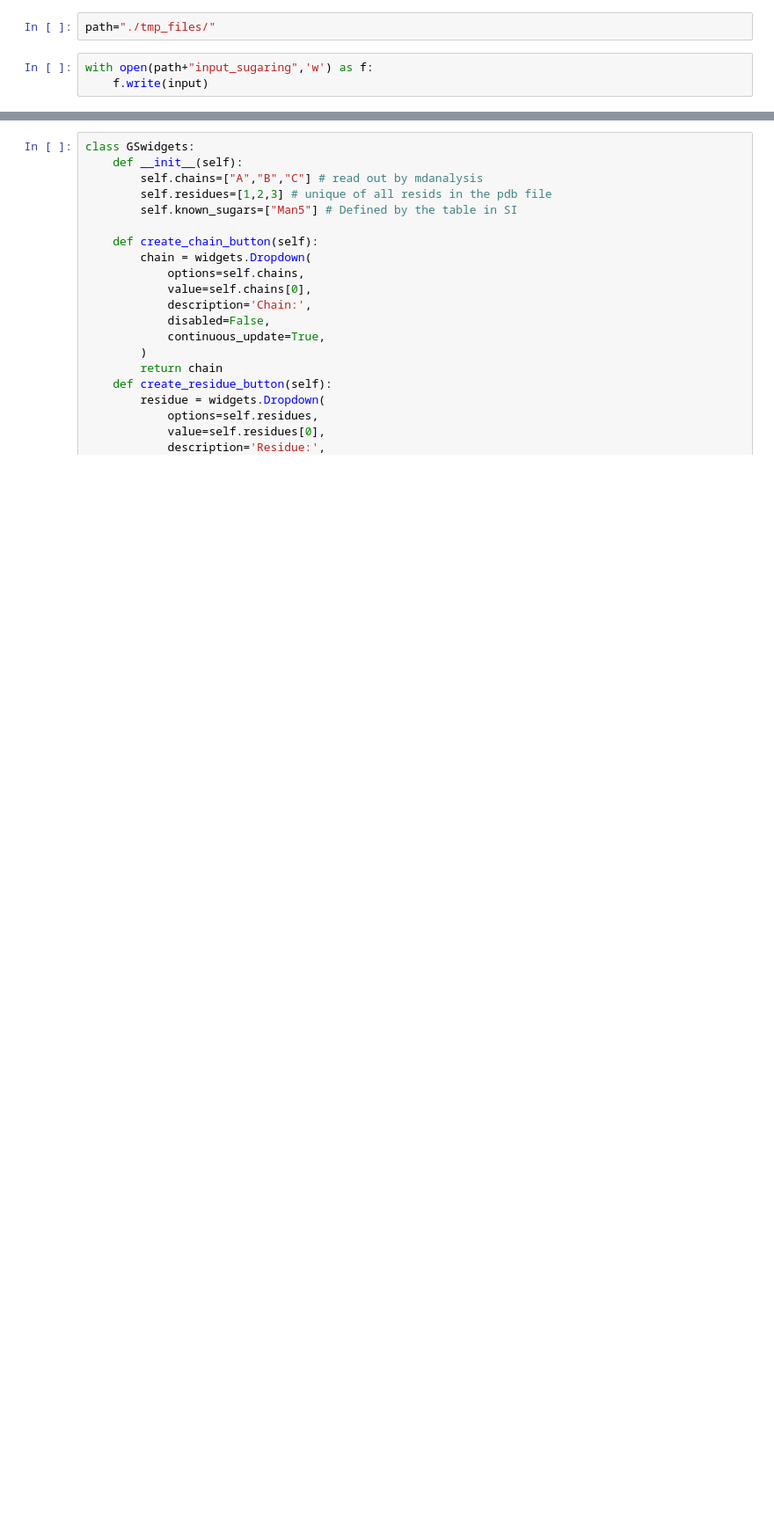
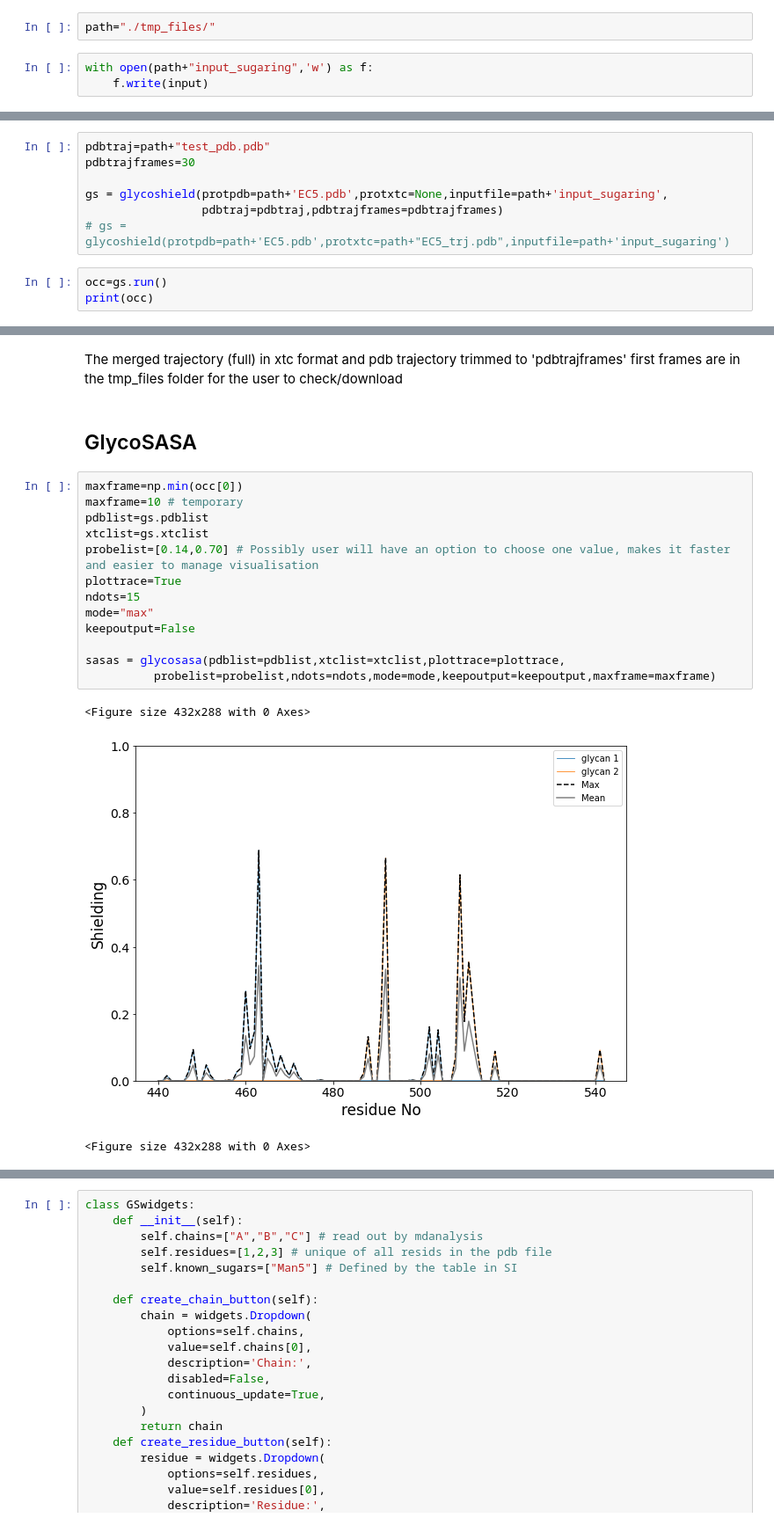
Before and after one commit to GlycoSHIELD-MD/GlycoSHIELD-MD, a Jupyter notebook: TutorialWebApp.ipynb, the cells around one changed output, grey strips where cells are left out. Shown: that part at 88% size. Drawn from its saved outputs; the diff is of its cells as text; blank space fills up the shorter version.

Commit message:
finished porting to Jupyter and visualisation of SASA

```diff
--- a/TutorialWebApp.ipynb
+++ b/TutorialWebApp.ipynb
@@ -55,0 +56,10 @@ gs.run()
+# %%
+pdbtraj=path+"test_pdb.pdb"
+pdbtrajframes=30
+
+gs = glycoshield(protpdb=path+'EC5.pdb',protxtc=None,inputfile=path+'input_sugaring',
+                 pdbtraj=pdbtraj,pdbtrajframes=pdbtrajframes)
+# gs = glycoshield(protpdb=path+'EC5.pdb',protxtc=path+"EC5_trj.pdb",inputfile=path+'input_sugaring')
+# %%
+occ=gs.run()
+print(occ)
@@ -55,0 +85,21 @@ gs.run()
+# %% [markdown]
+The merged trajectory (full) in xtc format and pdb trajectory trimmed to 'pdbtrajframes' first frames are in the tmp_files folder for the user to check/download
+# %% [markdown]
+## GlycoSASA
+# %%
+maxframe=np.min(occ[0])
+maxframe=10 # temporary
+pdblist=gs.pdblist
+xtclist=gs.xtclist
+probelist=[0.14,0.70] # Possibly user will have an option to choose one value, makes it faster and easier to manage visualisation
+plottrace=True
+ndots=15
+mode="max"
+keepoutput=False
+
+sasas = glycosasa(pdblist=pdblist,xtclist=xtclist,plottrace=plottrace,
+          probelist=probelist,ndots=ndots,mode=mode,keepoutput=keepoutput,maxframe=maxframe)
+# %% [output]
+<Figure size 432x288 with 0 Axes>
+[figure, added]
+<Figure size 432x288 with 0 Axes>
```
Also changed, not shown: parts of 13 cells of this notebook, 5 other files.
